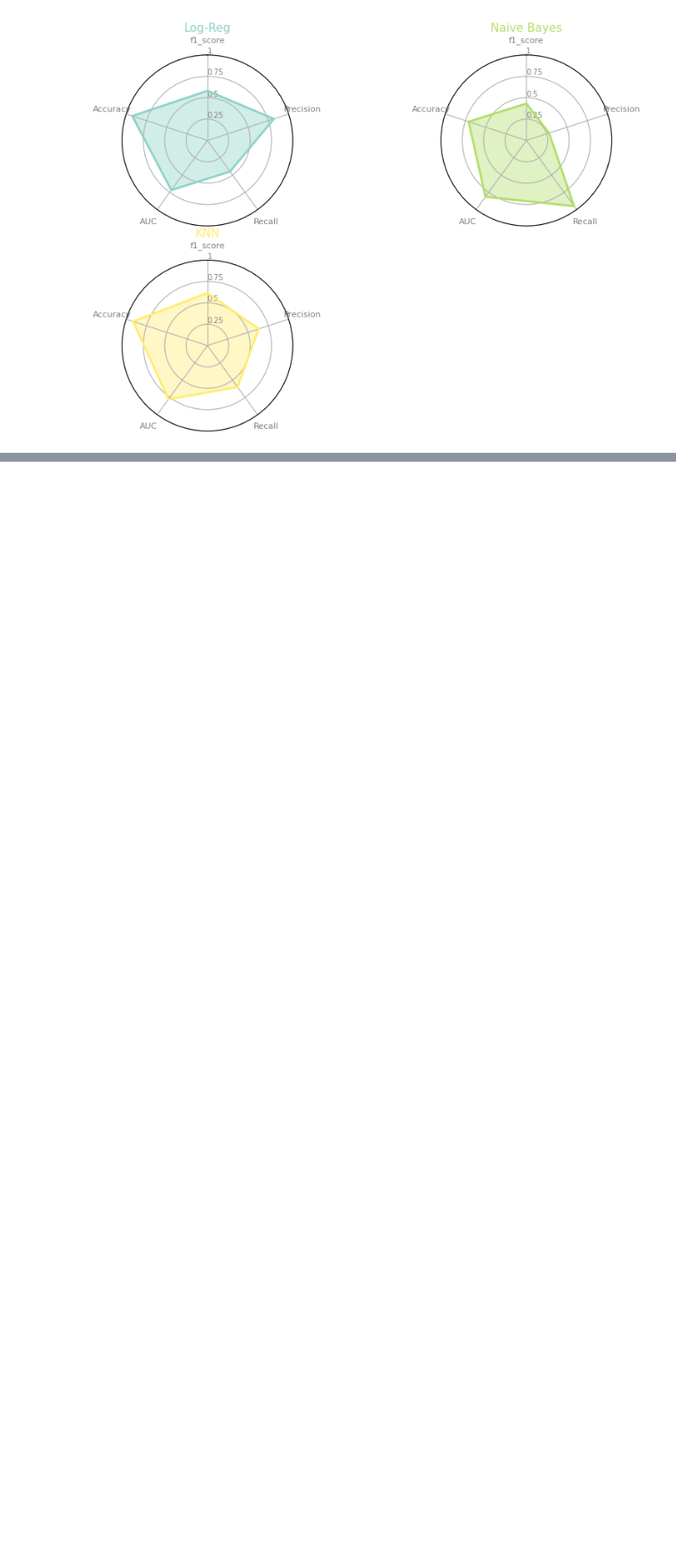
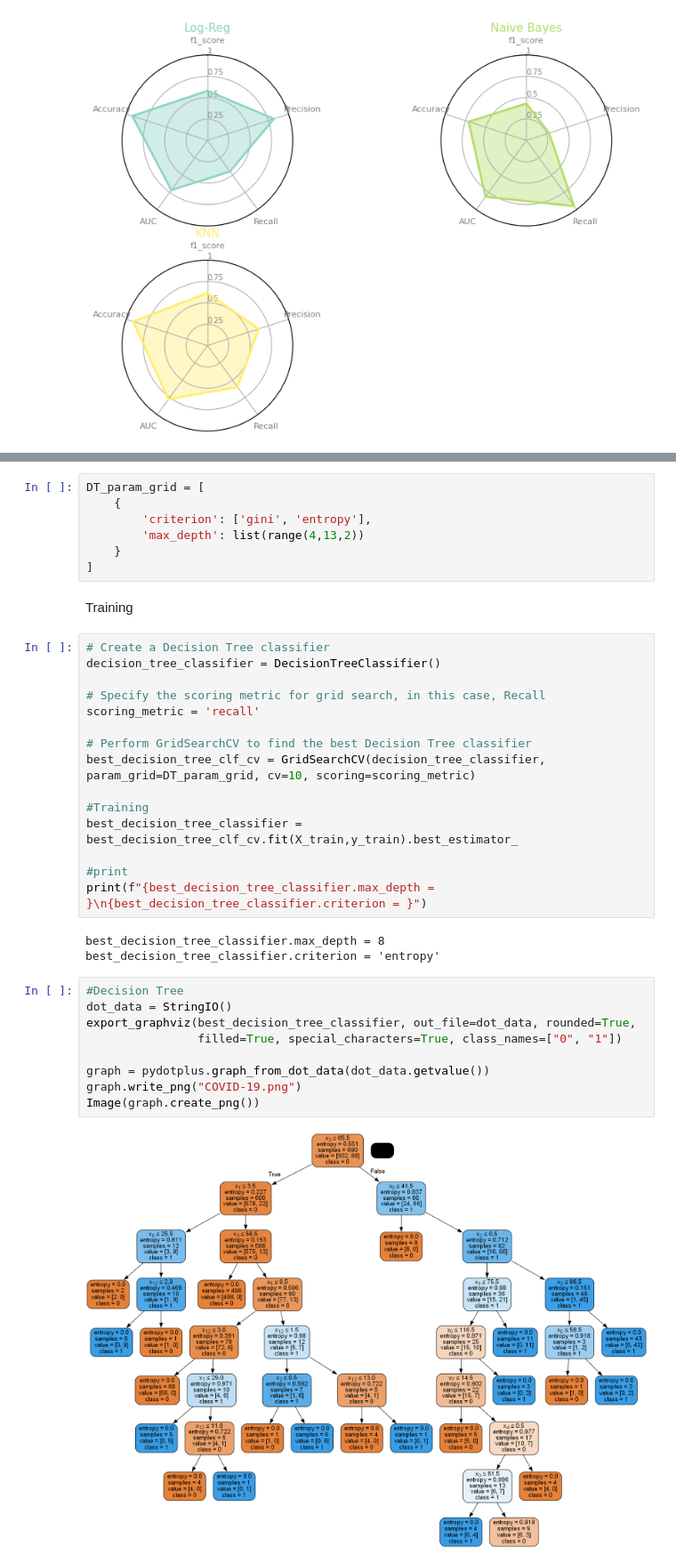
Before and after one commit to Heba2h/COVID-19-Outcome-Prediction, a Jupyter notebook: logistic_KNN_naive.ipynb, the cells around one changed output, grey strips where cells are left out. Shown: that part at 89% size. Saved outputs shown, nothing was run; the diff lists cells and outputs as text; blank space fills up the shorter version.

Commit message:
feat: add Decision Tree

```diff
--- a/logistic_KNN_naive.ipynb
+++ b/logistic_KNN_naive.ipynb
@@ -445,0 +455,38 @@ for row in range(0, len(df.index)):
+# %%
+DT_param_grid = [
+    {
+        'criterion': ['gini', 'entropy'],
+        'max_depth': list(range(4,13,2))
+    }
+]
+# %% [markdown]
+Training
+# %%
+# Create a Decision Tree classifier
+decision_tree_classifier = DecisionTreeClassifier()
+
+# Specify the scoring metric for grid search, in this case, Recall
+scoring_metric = 'recall'
+
+# Perform GridSearchCV to find the best Decision Tree classifier
+best_decision_tree_clf_cv = GridSearchCV(decision_tree_classifier, param_grid=DT_param_grid, cv=10, scoring=scoring_metric)
+
+#Training
+best_decision_tree_classifier = best_decision_tree_clf_cv.fit(X_train,y_train).best_estimator_
+
+#print
+print(f"{best_decision_tree_classifier.max_depth = }\n{best_decision_tree_classifier.criterion = }")
+# %% [output]
+best_decision_tree_classifier.max_depth = 8
+best_decision_tree_classifier.criterion = 'entropy'
+# %%
+#Decision Tree
+dot_data = StringIO()
+export_graphviz(best_decision_tree_classifier, out_file=dot_data, rounded=True,
+                filled=True, special_characters=True, class_names=["0", "1"])
+
+graph = pydotplus.graph_from_dot_data(dot_data.getvalue())
+graph.write_png("COVID-19.png")
+Image(graph.create_png())
+# %% [output]
+[figure, added]
```
Also changed, not shown: parts of 7 cells of this notebook, 1 other file.
